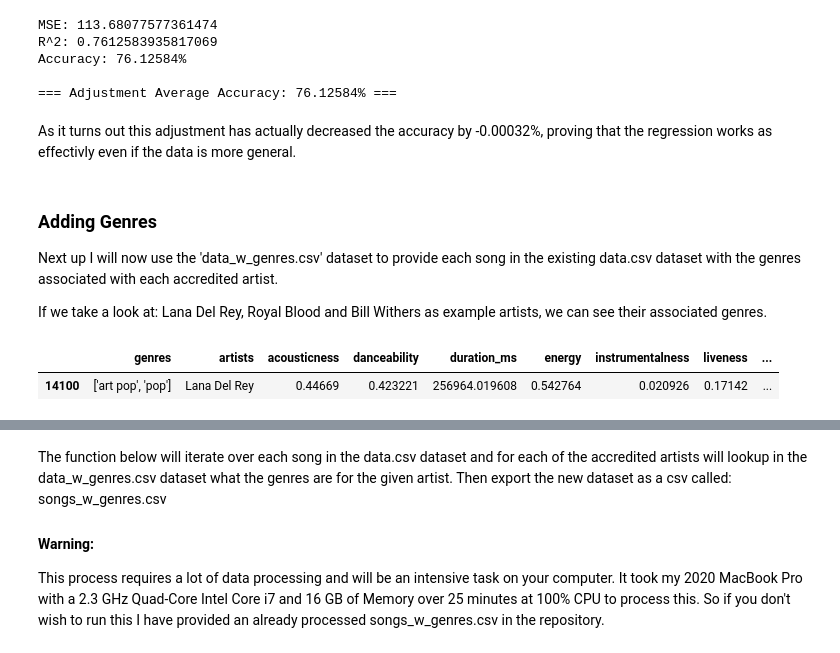
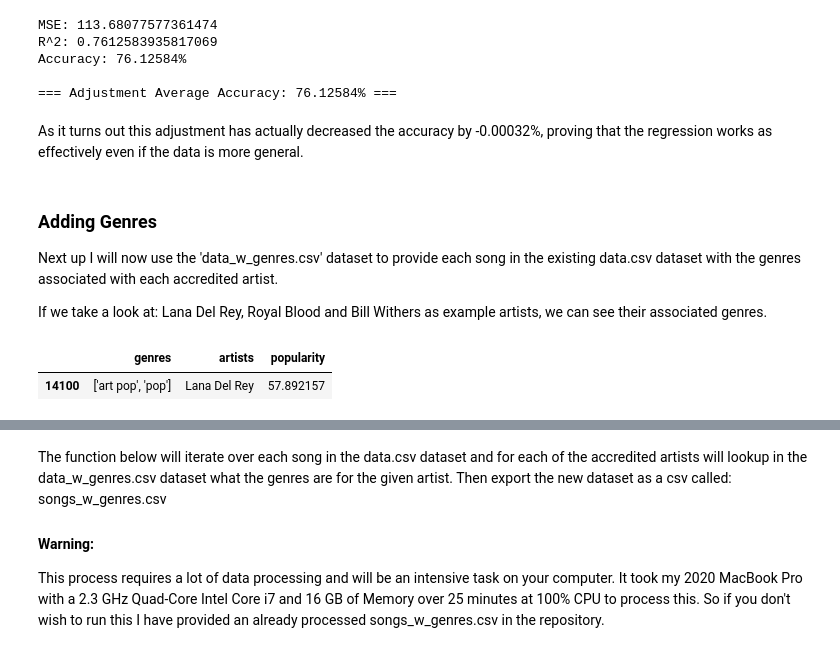
Before and after one commit to Calrizer/SpotifyExperiments, a Jupyter notebook: spotify.ipynb, the cells around one changed output, grey strips where cells are left out. Cells and saved outputs as stored; diff of their text form; code cells hidden in the pictures.

Commit message:
Final adjustments and corrections.

```diff
--- a/spotify.ipynb
+++ b/spotify.ipynb
@@ -280,7 +280,7 @@ Accuracy: 76.12584%
 
 === Adjustment Average Accuracy: 76.12584% ===
 # %% [markdown]
-As it turns out this adjustment has actually decreased the accuracy by -0.00032%, proving that the regression works as effectivly even if the data is more general.
+As it turns out this adjustment has actually decreased the accuracy by -0.00032%, proving that the regression works as effectively even if the data is more general.
 # %% [markdown]
 ### Adding Genres
 
@@ -290,12 +290,14 @@ If we take a look at: Lana Del Rey, Royal Blood and Bill Withers as example arti
 # %%
 # Loads the data_w_genres.csv as a new DataFrame.
 
 genresDf = pd.read_csv('data_w_genres.csv')
 
+genresDf = genresDf.drop(columns = ['acousticness','danceability','duration_ms','energy', 'instrumentalness', 'liveness','loudness','speechiness','tempo','valence', 'key','mode','count'])
+
 genresDf.loc[genresDf['artists'] ==  "Lana Del Rey"]
 # %% [output]
-|  | genres | artists | acousticness | danceability | duration_ms | energy | instrumentalness | liveness | ... |
-| 14100 | ['art pop', 'pop'] | Lana Del Rey | 0.44669 | 0.423221 | 256964.019608 | 0.542764 | 0.020926 | 0.17142 | ... |
+|  | genres | artists | popularity |
+| 14100 | ['art pop', 'pop'] | Lana Del Rey | 57.892157 |
 # %%
 genresDf.loc[genresDf['artists'] ==  "Royal Blood"]
 # %% [output]
```
Also changed, not shown: parts of 19 cells of this notebook.
